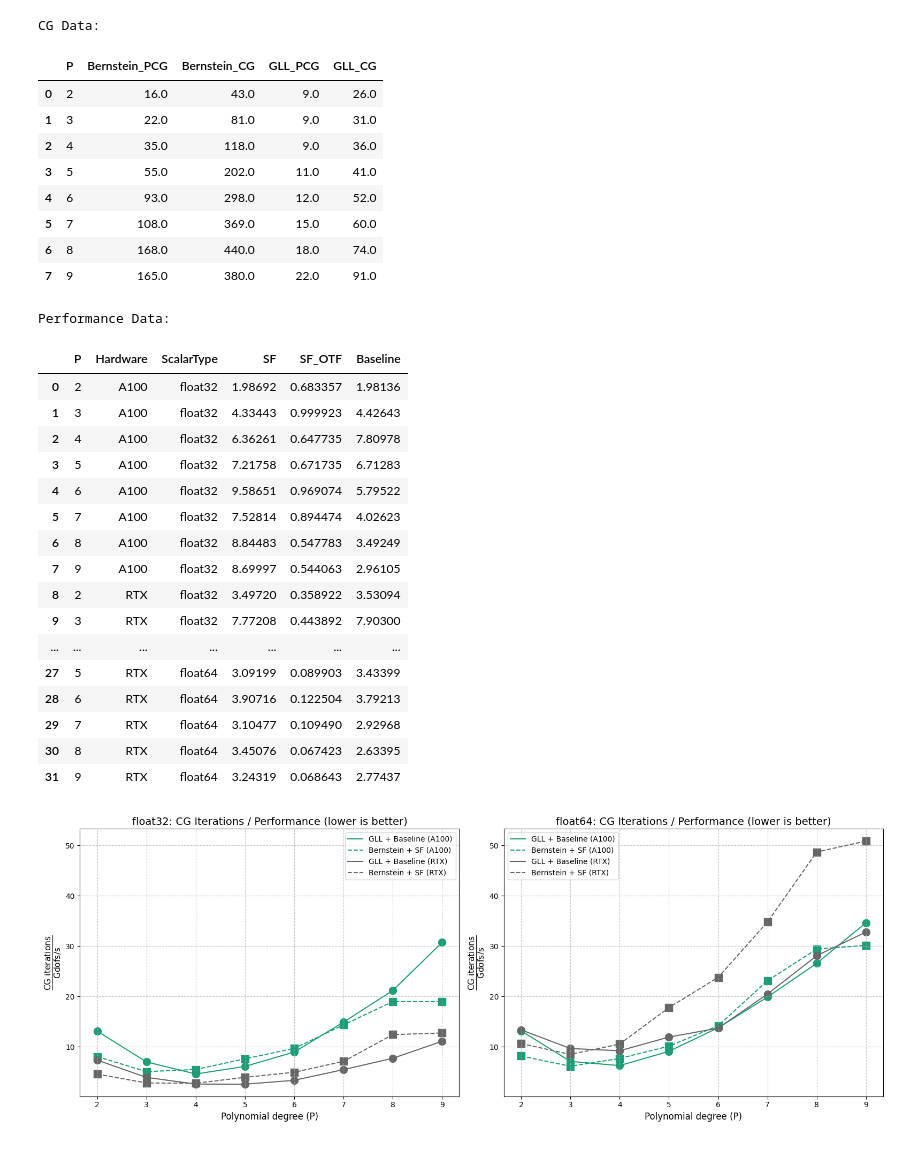
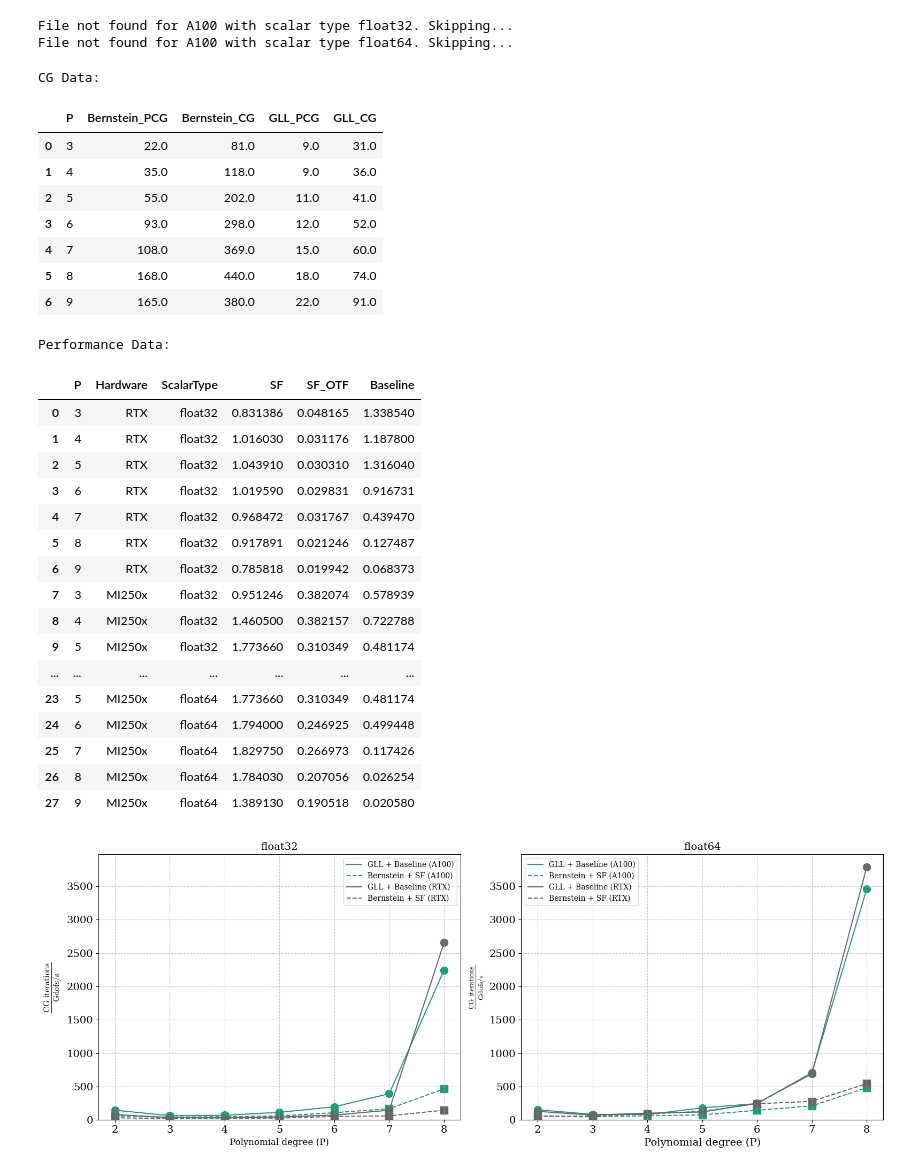
Before and after one commit to samuel0007/bernstein-gpu, a Jupyter notebook: analysis/performance.ipynb, the cells around one changed output. Drawn from its saved outputs; the diff is of its cells as text; code cells hidden in the pictures.

```diff
--- a/analysis/performance.ipynb
+++ b/analysis/performance.ipynb
@@ -4,11 +4,22 @@ import numpy as np
 import re
 import pandas as pd
 
-HARDWARES = ["A100", "RTX"]
-P         = np.arange(2, 10)
+HARDWARES = ["A100", "RTX", "MI250x"]
+P         = np.arange(3, 10)
 CG_FOLDER = "../experiments/cg_2D"
-PERFORMANCE_FOLDER = "../experiments/mat_free_"
+PERFORMANCE_FOLDER = "../experiments/mat_free3D_"
 SCALAR_TYPES = ["float32", "float64"]
+# %%
+plt.rcParams.update({
+    'font.family': 'serif',
+    'mathtext.fontset': 'cm',
+    'axes.titlesize': 16,
+    'axes.labelsize': 14,
+    'xtick.labelsize': 14,
+    'ytick.labelsize': 14,
+    'legend.fontsize': 11,
+    'figure.titlesize': 18
+})
 # %%
 def parse_cg_file(filename):
     pcg = np.nan; cg = np.nan
@@ -56,7 +67,7 @@ performance_data = []
 for scalar_type in SCALAR_TYPES:
     for hardware in HARDWARES:
         try:
-            sf_vals, sf_otf_vals, base_vals = zip(*(parse_gdofs_file(f'{PERFORMANCE_FOLDER}{hardware}/log_{scalar_type}_{i}.txt') for i in P))
+            sf_vals, sf_otf_vals, base_vals = zip(*(parse_gdofs_file(f'{PERFORMANCE_FOLDER}{hardware}/log_{i}.txt') for i in P))
 
             # Add to performance data list
             for i, p_val in enumerate(P):
@@ -73,6 +84,9 @@ for scalar_type in SCALAR_TYPES:
 
 # Create performance DataFrame
 perf_df = pd.DataFrame(performance_data)
+# %% [output]
+File not found for A100 with scalar type float32. Skipping...
+File not found for A100 with scalar type float64. Skipping...
 # %%
 # Display the CG DataFrame
 print("CG Data:")
@@ -84,32 +98,31 @@ display(perf_df)
 # %% [output]
 CG Data:
 |  | P | Bernstein_PCG | Bernstein_CG | GLL_PCG | GLL_CG |
-| 0 | 2 | 16.0 | 43.0 | 9.0 | 26.0 |
-| 1 | 3 | 22.0 | 81.0 | 9.0 | 31.0 |
-| 2 | 4 | 35.0 | 118.0 | 9.0 | 36.0 |
-| 3 | 5 | 55.0 | 202.0 | 11.0 | 41.0 |
-| 4 | 6 | 93.0 | 298.0 | 12.0 | 52.0 |
-| 5 | 7 | 108.0 | 369.0 | 15.0 | 60.0 |
-| 6 | 8 | 168.0 | 440.0 | 18.0 | 74.0 |
-| 7 | 9 | 165.0 | 380.0 | 22.0 | 91.0 |
+| 0 | 3 | 22.0 | 81.0 | 9.0 | 31.0 |
+| 1 | 4 | 35.0 | 118.0 | 9.0 | 36.0 |
+| 2 | 5 | 55.0 | 202.0 | 11.0 | 41.0 |
+| 3 | 6 | 93.0 | 298.0 | 12.0 | 52.0 |
+| 4 | 7 | 108.0 | 369.0 | 15.0 | 60.0 |
+| 5 | 8 | 168.0 | 440.0 | 18.0 | 74.0 |
+| 6 | 9 | 165.0 | 380.0 | 22.0 | 91.0 |
 Performance Data:
 |  | P | Hardware | ScalarType | SF | SF_OTF | Baseline |
-| 0 | 2 | A100 | float32 | 1.98692 | 0.683357 | 1.98136 |
-| 1 | 3 | A100 | float32 | 4.33443 | 0.999923 | 4.42643 |
-| 2 | 4 | A100 | float32 | 6.36261 | 0.647735 | 7.80978 |
-| 3 | 5 | A100 | float32 | 7.21758 | 0.671735 | 6.71283 |
-| 4 | 6 | A100 | float32 | 9.58651 | 0.969074 | 5.79522 |
-| 5 | 7 | A100 | float32 | 7.52814 | 0.894474 | 4.02623 |
-| 6 | 8 | A100 | float32 | 8.84483 | 0.547783 | 3.49249 |
-| 7 | 9 | A100 | float32 | 8.69997 | 0.544063 | 2.96105 |
-| 8 | 2 | RTX | float32 | 3.49720 | 0.358922 | 3.53094 |
-| 9 | 3 | RTX | float32 | 7.77208 | 0.443892 | 7.90300 |
+| 0 | 3 | RTX | float32 | 0.831386 | 0.048165 | 1.338540 |
+| 1 | 4 | RTX | float32 | 1.016030 | 0.031176 | 1.187800 |
+| 2 | 5 | RTX | float32 | 1.043910 | 0.030310 | 1.316040 |
+| 3 | 6 | RTX | float32 | 1.019590 | 0.029831 | 0.916731 |
+| 4 | 7 | RTX | float32 | 0.968472 | 0.031767 | 0.439470 |
+| 5 | 8 | RTX | float32 | 0.917891 | 0.021246 | 0.127487 |
+| 6 | 9 | RTX | float32 | 0.785818 | 0.019942 | 0.068373 |
+| 7 | 3 | MI250x | float32 | 0.951246 | 0.382074 | 0.578939 |
+| 8 | 4 | MI250x | float32 | 1.460500 | 0.382157 | 0.722788 |
+| 9 | 5 | MI250x | float32 | 1.773660 | 0.310349 | 0.481174 |
 | ... | ... | ... | ... | ... | ... | ... |
-| 27 | 5 | RTX | float64 | 3.09199 | 0.089903 | 3.43399 |
-| 28 | 6 | RTX | float64 | 3.90716 | 0.122504 | 3.79213 |
-| 29 | 7 | RTX | float64 | 3.10477 | 0.109490 | 2.92968 |
-| 30 | 8 | RTX | float64 | 3.45076 | 0.067423 | 2.63395 |
-| 31 | 9 | RTX | float64 | 3.24319 | 0.068643 | 2.77437 |
+| 23 | 5 | MI250x | float64 | 1.773660 | 0.310349 | 0.481174 |
+| 24 | 6 | MI250x | float64 | 1.794000 | 0.246925 | 0.499448 |
+| 25 | 7 | MI250x | float64 | 1.829750 | 0.266973 | 0.117426 |
+| 26 | 8 | MI250x | float64 | 1.784030 | 0.207056 | 0.026254 |
+| 27 | 9 | MI250x | float64 | 1.389130 | 0.190518 | 0.020580 |
 # %%
 # Plot: CG iterations / gdofs/s = [CGdofs * s]
 # For baseline algorithm, GLL and Bernstein are available. The best is always GLL.
@@ -177,7 +190,7 @@ for hw_idx, hardware in enumerate(HARDWARES):
             ax.plot(p_vals, y_vals, color=colors[hw_idx],
                     label=f'{method_label} ({hardware})', linestyle='--')
 
-ax.set_title('float32: CG Iterations / Performance (lower is better)', fontsize=14)
+ax.set_title('float32', fontsize=14)
 ax.set_xlabel('Polynomial degree (P)', fontsize=12)
 ax.set_ylabel('$\\frac{\\text{CG iterations}}{\\text{Gdofs/s}}$', fontsize=16)
 ax.grid(True, linestyle='--', alpha=0.7)
@@ -223,35 +236,35 @@ for hw_idx, hardware in enumerate(HARDWARES):
                     all_y_values.append(y_val)
                     method_vals.append((p_val, y_val))
 
         # Plot points and line if we have data
         if method_vals:
             p_vals, y_vals = zip(*method_vals)
             marker_style = markers[method_idx]
             ax.scatter(p_vals, y_vals, color=colors[hw_idx], marker=marker_style, s=100)
             ax.plot(p_vals, y_vals, color=colors[hw_idx],
                     label=f'{method_label} ({hardware})', linestyle='--')
 
-ax.set_title('float64: CG Iterations / Performance (lower is better)', fontsize=14)
-ax.set_xlabel('Polynomial degree (P)', fontsize=12)
-ax.set_ylabel('$\\frac{\\text{CG iterations}}{\\text{Gdofs/s}}$', fontsize=16)
+ax.set_title('float64', fontsize=14)
+ax.set_xlabel('Polynomial degree (P)')
+ax.set_ylabel('$\\frac{\\text{CG iterations}}{\\text{Gdofs/s}}$')
 ax.grid(True, linestyle='--', alpha=0.7)
 ax.legend(fontsize=10)
 
 # Set the same y-limits for both plots
 all_y_values = [y for y in all_y_values if not np.isnan(y)]
 if all_y_values:
     y_min = min(all_y_values)
     y_max = max(all_y_values)
     # Add some padding
     y_range = y_max - y_min
     y_min = max(0, y_min - 0.05 * y_range)  # Ensure we don't go below zero
     y_max = y_max + 0.05 * y_range
 
     for ax in axes:
         ax.set_ylim(y_min, y_max)
         # pass
 
 plt.tight_layout()
-plt.show()
+plt.savefig('cg_itsdofs_3d.png', dpi=300, bbox_inches='tight')
 # %% [output]
-[figure, old version]
+[figure, new version]
```
Also changed, not shown: parts of 4 cells of this notebook, 22 other files.
